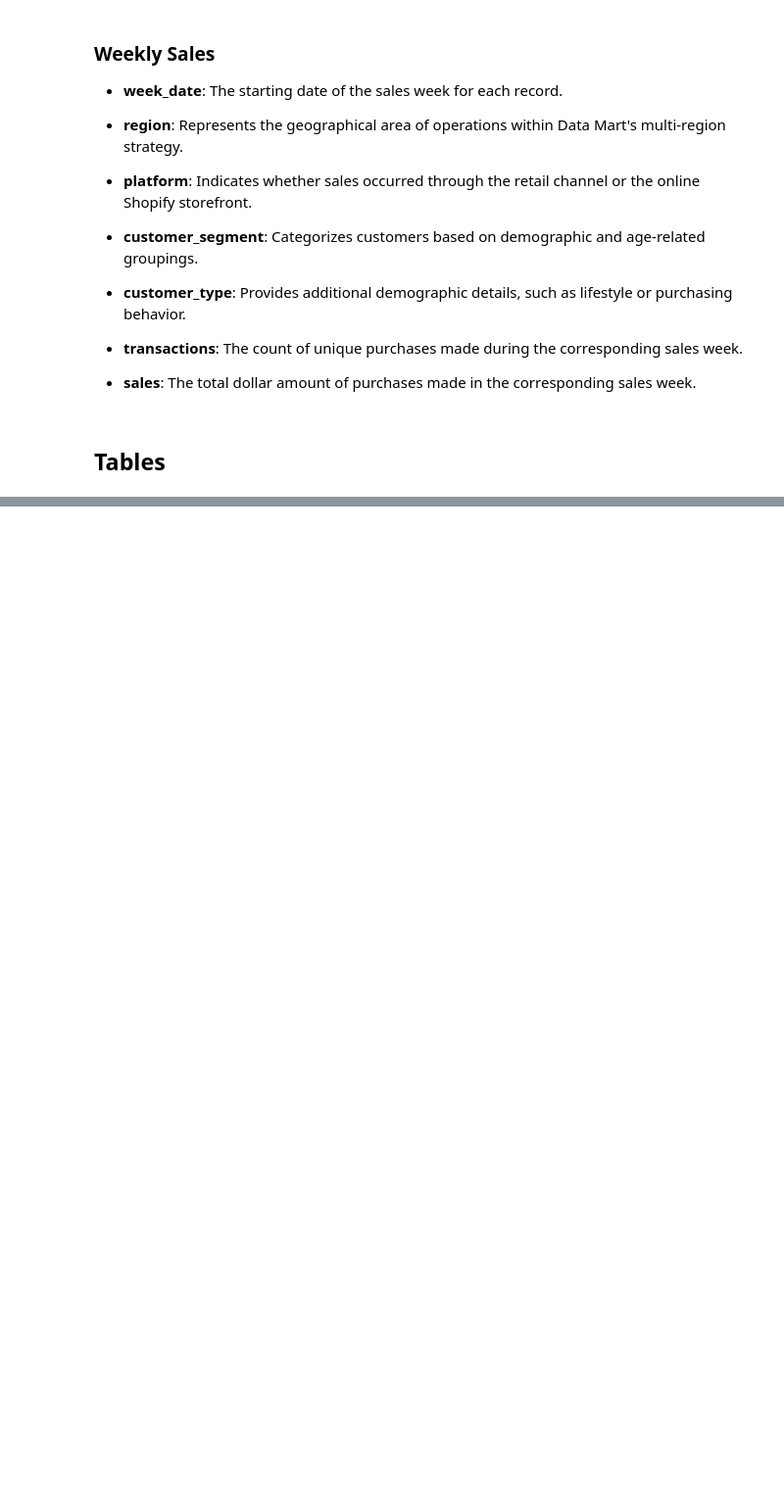
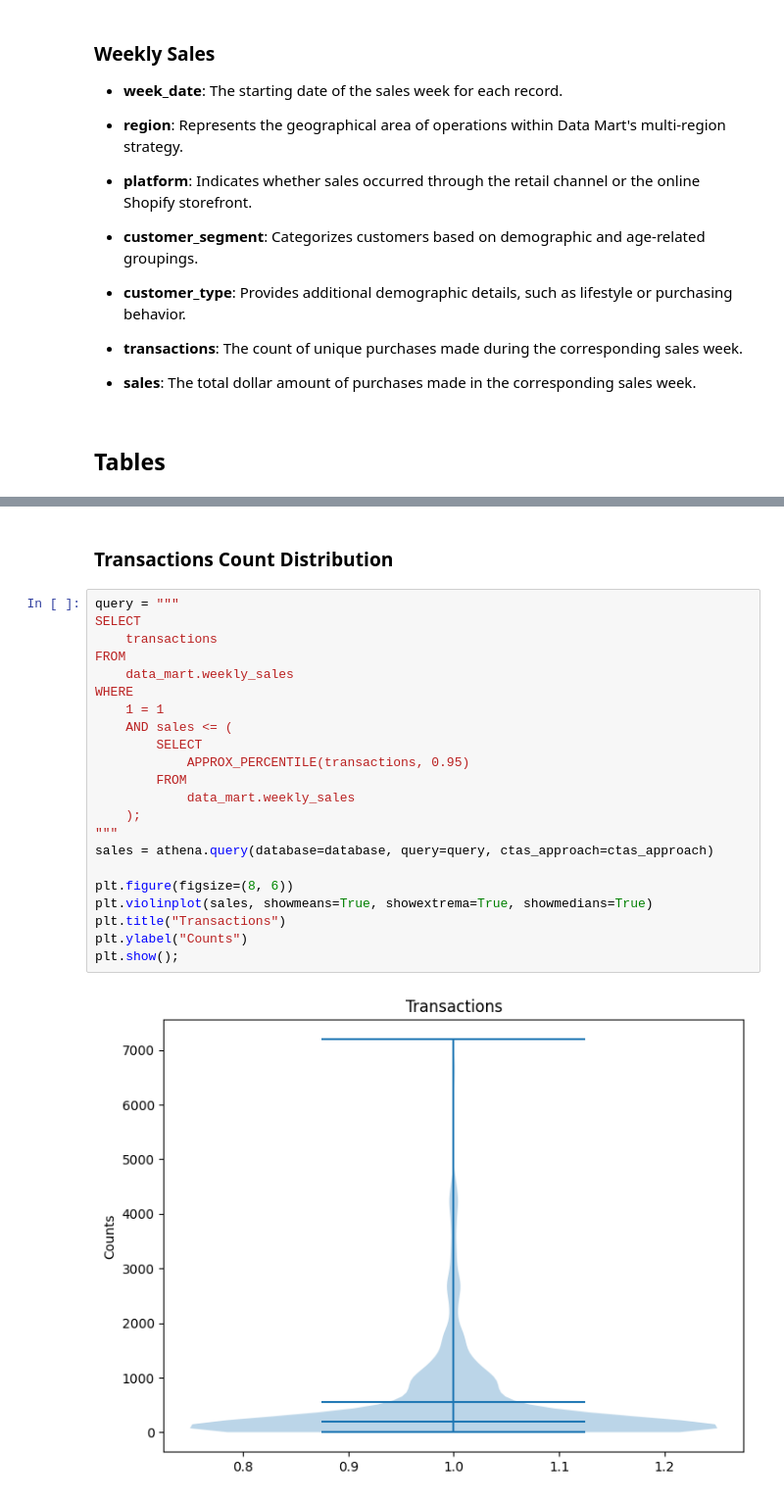
Before and after one commit to yangwu1227/sql-case-studies, a Jupyter notebook: case_studies/data_mart/notebooks/business_questions.ipynb, the cells around one changed output, grey strips where cells are left out. Shown at 98% size. Drawn from its saved outputs; the diff is of its cells as text; blank space fills up the shorter version.

```diff
--- a/case_studies/data_mart/notebooks/business_questions.ipynb
+++ b/case_studies/data_mart/notebooks/business_questions.ipynb
@@ -92,0 +285,26 @@ for table in tables:
+# %% [markdown]
+### Transactions Count Distribution
+# %%
+query = """
+SELECT
+    transactions
+FROM
+    data_mart.weekly_sales
+WHERE
+    1 = 1
+    AND sales <= (
+        SELECT
+            APPROX_PERCENTILE(transactions, 0.95)
+        FROM
+            data_mart.weekly_sales
+    );
+"""
+sales = athena.query(database=database, query=query, ctas_approach=ctas_approach)
+
+plt.figure(figsize=(8, 6))
+plt.violinplot(sales, showmeans=True, showextrema=True, showmedians=True)
+plt.title("Transactions")
+plt.ylabel("Counts")
+plt.show();
+# %% [output]
+[figure, added]
```
Also changed, not shown: parts of 64 cells of this notebook, 4 other files.
